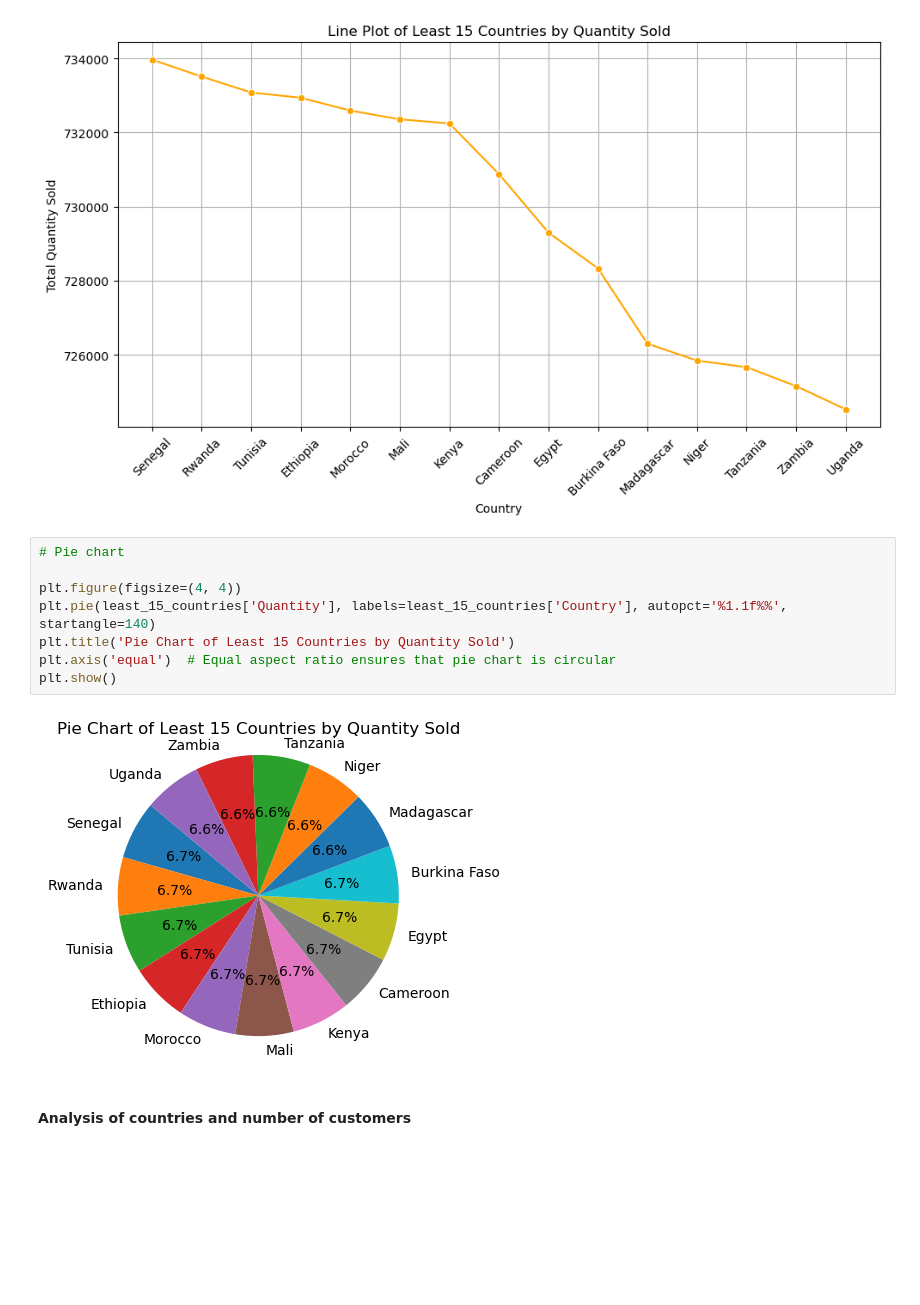
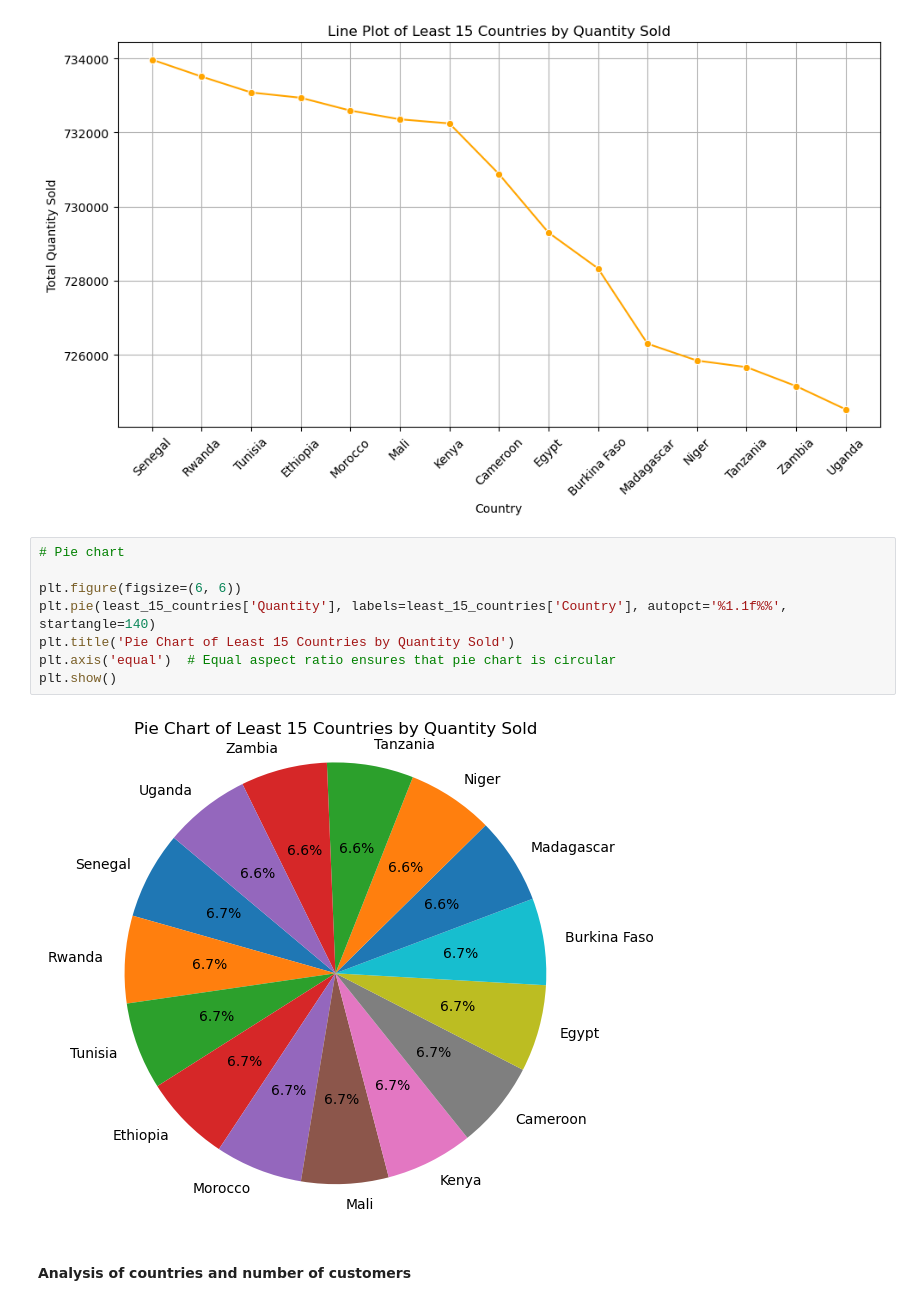
Before and after one commit to joachinhimself/Cohort-Analysis, a Jupyter notebook: Notebook/Cohort Analysis.ipynb, the cells around one changed output. Cells and saved outputs as stored; diff of their text form; blank space fills up the shorter version.

```diff
--- a/Notebook/Cohort Analysis.ipynb
+++ b/Notebook/Cohort Analysis.ipynb
@@ -249,13 +249,13 @@ plt.show()
 # %%
 # Pie chart
 
-plt.figure(figsize=(4, 4))
+plt.figure(figsize=(6, 6))
 plt.pie(least_15_countries['Quantity'], labels=least_15_countries['Country'], autopct='%1.1f%%', startangle=140)
 plt.title('Pie Chart of Least 15 Countries by Quantity Sold')
 plt.axis('equal')  # Equal aspect ratio ensures that pie chart is circular
 plt.show()
 # %% [output]
-[figure, old version]
+[figure, new version]
 # %% [markdown]
 #### Analysis of countries and number of customers ####
 # %%
```
Also changed, not shown: parts of 5 cells of this notebook.
